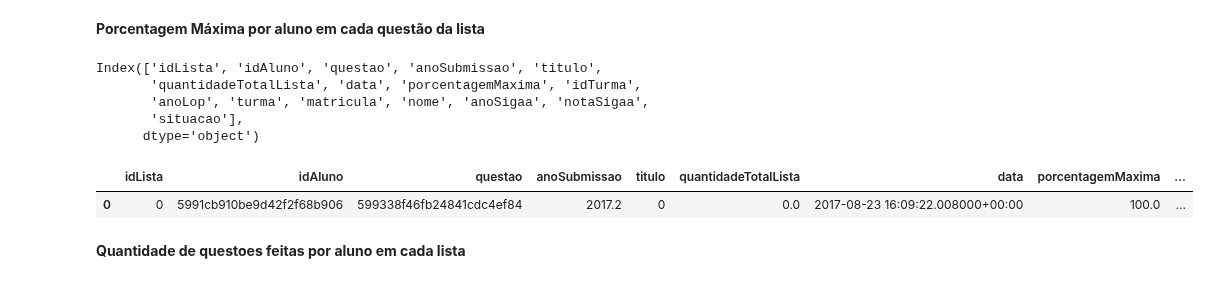
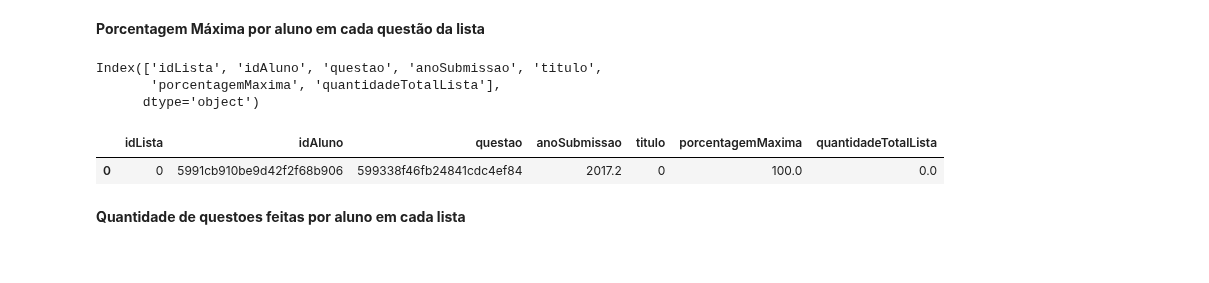
Before and after one commit to repitta/CienciaDeDadosEducacionais, a Jupyter notebook: notas_das_listas_de_LOP.ipynb, the cells around one changed output. Drawn from its saved outputs; the diff is of its cells as text; code cells hidden in the pictures.

```diff
--- a/notas_das_listas_de_LOP.ipynb
+++ b/notas_das_listas_de_LOP.ipynb
@@ -108,19 +110,17 @@ mergeSituacoeUsuariosSubLista.head(1)
 # %% [markdown]
 **Porcentagem Máxima por aluno em cada questão da lista**
 # %%
-NotaMaxQuestao = mergeSituacoeUsuariosSubLista.groupby(["idLista","idAluno","questao","anoSubmissao"]).max()
+NotaMaxQuestao = mergeSituacoeUsuariosSubLista.groupby(["idLista","idAluno","questao","anoSubmissao"])[["titulo","porcentagemAcerto","quantidadeTotalLista"]].max()
 NotaMaxQuestao.rename(columns={"porcentagemAcerto":"porcentagemMaxima"}, inplace=True)
 NotaMaxQuestao = NotaMaxQuestao.reset_index()
 print(NotaMaxQuestao.columns)
 NotaMaxQuestao.head(1)
 # %% [output]
 Index(['idLista', 'idAluno', 'questao', 'anoSubmissao', 'titulo',
-       'quantidadeTotalLista', 'data', 'porcentagemMaxima', 'idTurma',
-       'anoLop', 'turma', 'matricula', 'nome', 'anoSigaa', 'notaSigaa',
-       'situacao'],
+       'porcentagemMaxima', 'quantidadeTotalLista'],
       dtype='object')
-|  | idLista | idAluno | questao | anoSubmissao | titulo | quantidadeTotalLista | data | porcentagemMaxima | ... |
-| 0 | 0 | 5991cb910be9d42f2f68b906 | 599338f46fb24841cdc4ef84 | 2017.2 | 0 | 0.0 | 2017-08-23 16:09:22.008000+00:00 | 100.0 | ... |
+|  | idLista | idAluno | questao | anoSubmissao | titulo | porcentagemMaxima | quantidadeTotalLista |
+| 0 | 0 | 5991cb910be9d42f2f68b906 | 599338f46fb24841cdc4ef84 | 2017.2 | 0 | 100.0 | 0.0 |
 # %% [markdown]
 **Quantidade de questoes feitas por aluno em cada lista**
 # %%
```
Also changed, not shown: parts of 7 cells of this notebook.
